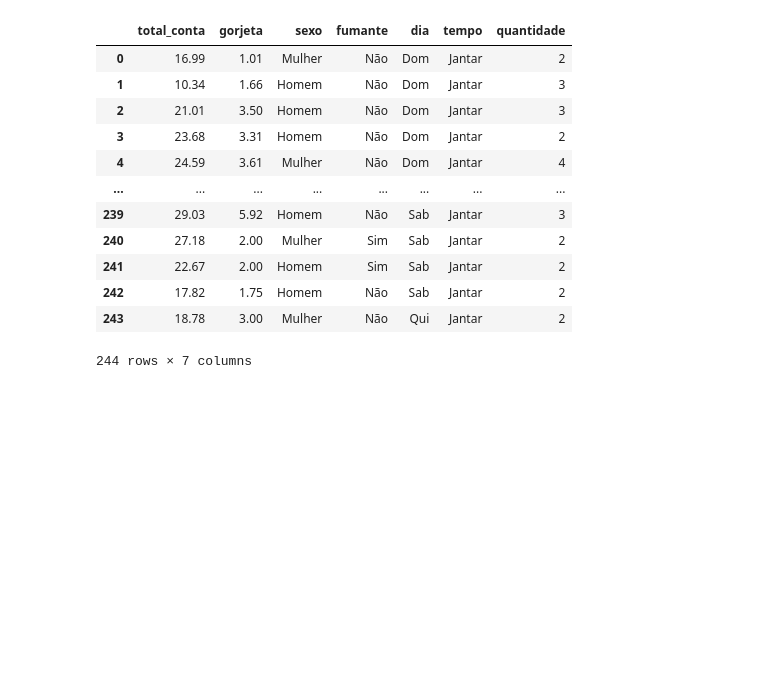
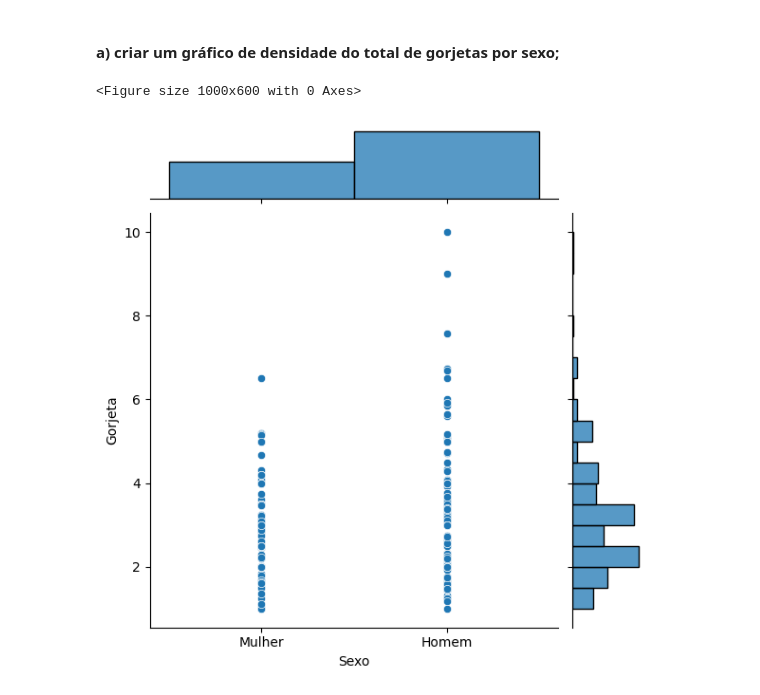
Before and after one commit to alexandrekowa/desafio_semana5_ua2, a Jupyter notebook: main.ipynb, the cells around one changed output. Drawn from its saved outputs; the diff is of its cells as text; code cells hidden in the pictures; blank space fills up the shorter version.

```diff
--- a/main.ipynb
+++ b/main.ipynb
@@ -6,18 +7,14 @@ import matplotlib.pyplot as plt
 # %%
 df = pd.read_csv('gorjetas.csv')
-# %%
-df
-# %% [output]
-|  | total_conta | gorjeta | sexo | fumante | dia | tempo | quantidade |
-| 0 | 16.99 | 1.01 | Mulher | Não | Dom | Jantar | 2 |
-| 1 | 10.34 | 1.66 | Homem | Não | Dom | Jantar | 3 |
-| 2 | 21.01 | 3.50 | Homem | Não | Dom | Jantar | 3 |
-| 3 | 23.68 | 3.31 | Homem | Não | Dom | Jantar | 2 |
-| 4 | 24.59 | 3.61 | Mulher | Não | Dom | Jantar | 4 |
-| ... | ... | ... | ... | ... | ... | ... | ... |
-| 239 | 29.03 | 5.92 | Homem | Não | Sab | Jantar | 3 |
-| 240 | 27.18 | 2.00 | Mulher | Sim | Sab | Jantar | 2 |
-| 241 | 22.67 | 2.00 | Homem | Sim | Sab | Jantar | 2 |
-| 242 | 17.82 | 1.75 | Homem | Não | Sab | Jantar | 2 |
-| 243 | 18.78 | 3.00 | Mulher | Não | Qui | Jantar | 2 |
-244 rows × 7 columns
+# %% [markdown]
+#### a) criar um gráfico de densidade do total de gorjetas por sexo;
+# %%
+plt.figure(figsize = (10,6))
+sns.jointplot(x = 'sexo', y = 'gorjeta', data = df)
+
+plt.xlabel('Sexo')
+plt.ylabel('Gorjeta')
+plt.show()
+# %% [output]
+<Figure size 1000x600 with 0 Axes>
+[figure, added]
```
Also changed, not shown: parts of 7 cells of this notebook.
